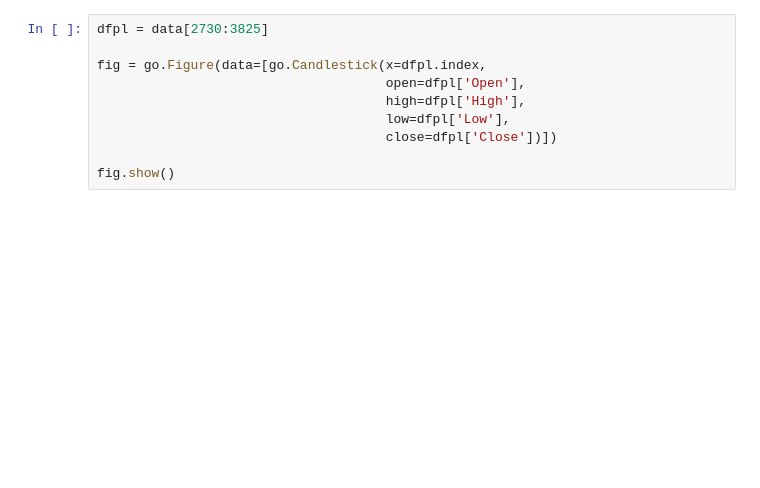
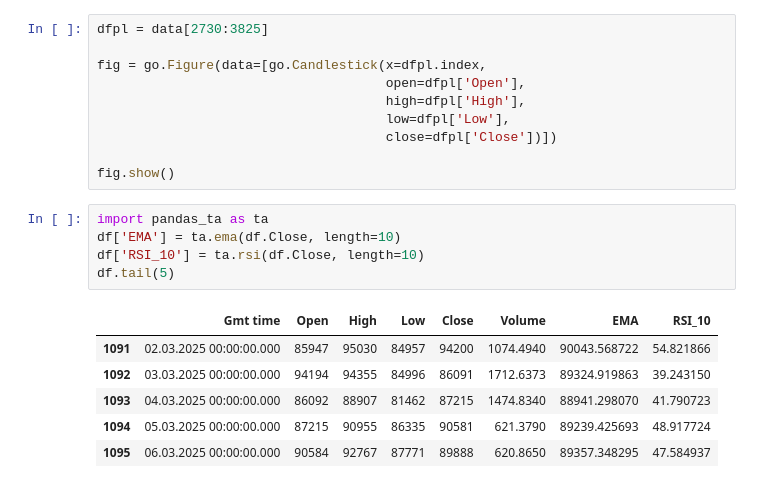
Before and after one commit to FulinQ/AlgorithmicTrading_Study, a Jupyter notebook: Lesson02_CSV_Plot.ipynb, the cells around one changed output. Drawn from its saved outputs; the diff is of its cells as text; blank space fills up the shorter version.

```diff
--- a/Lesson02_CSV_Plot.ipynb
+++ b/Lesson02_CSV_Plot.ipynb
@@ -78,3 +78,15 @@ fig = go.Figure(data=[go.Candlestick(x=dfpl.index,
                                      close=dfpl['Close'])])
 
 fig.show()
+# %%
+import pandas_ta as ta
+df['EMA'] = ta.ema(df.Close, length=10)
+df['RSI_10'] = ta.rsi(df.Close, length=10)
+df.tail(5)
+# %% [output]
+|  | Gmt time | Open | High | Low | Close | Volume | EMA | RSI_10 |
+| 1091 | 02.03.2025 00:00:00.000 | 85947 | 95030 | 84957 | 94200 | 1074.4940 | 90043.568722 | 54.821866 |
+| 1092 | 03.03.2025 00:00:00.000 | 94194 | 94355 | 84996 | 86091 | 1712.6373 | 89324.919863 | 39.243150 |
+| 1093 | 04.03.2025 00:00:00.000 | 86092 | 88907 | 81462 | 87215 | 1474.8340 | 88941.298070 | 41.790723 |
+| 1094 | 05.03.2025 00:00:00.000 | 87215 | 90955 | 86335 | 90581 | 621.3790 | 89239.425693 | 48.917724 |
+| 1095 | 06.03.2025 00:00:00.000 | 90584 | 92767 | 87771 | 89888 | 620.8650 | 89357.348295 | 47.584937 |
```
Also changed, not shown: parts of 3 cells of this notebook.
